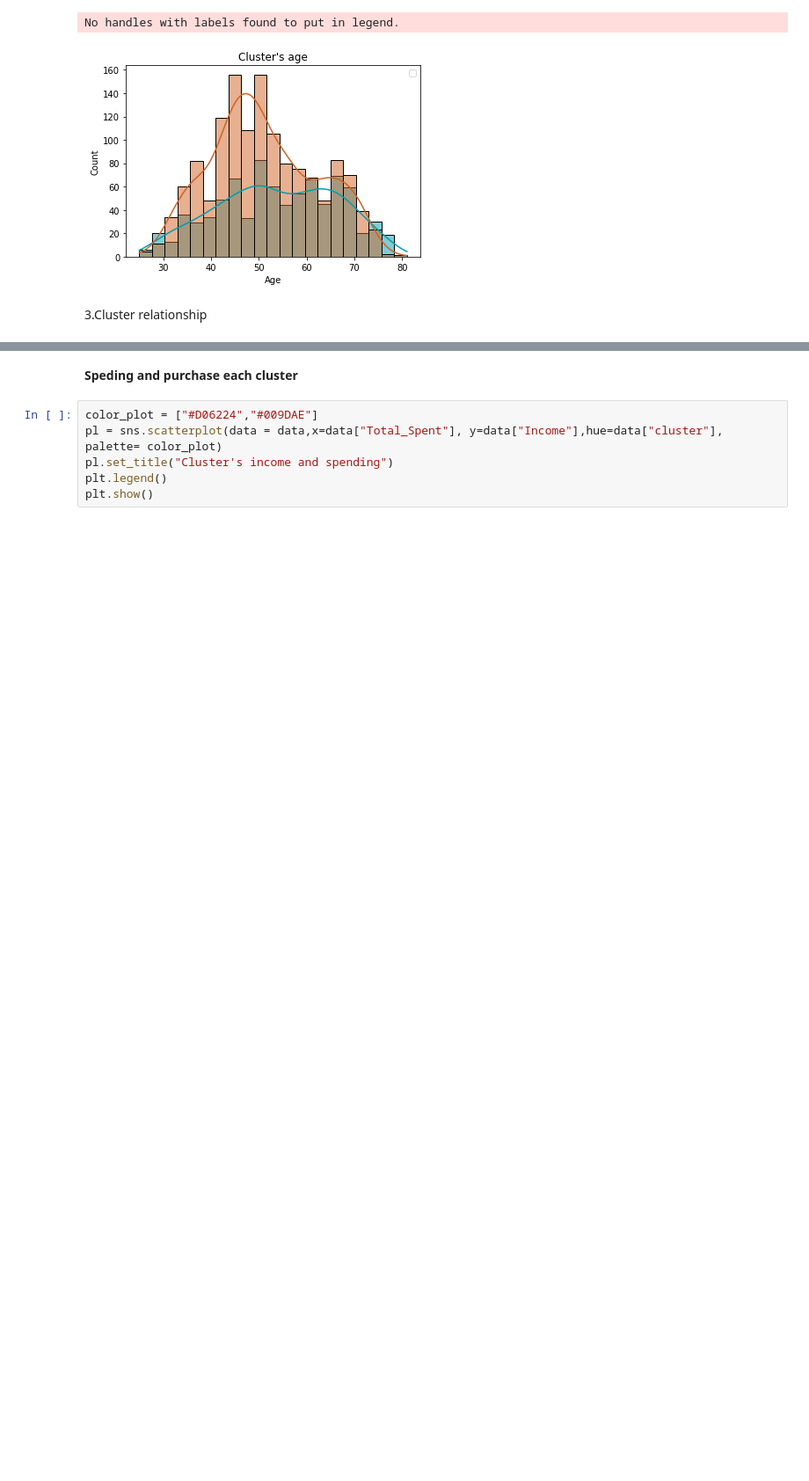
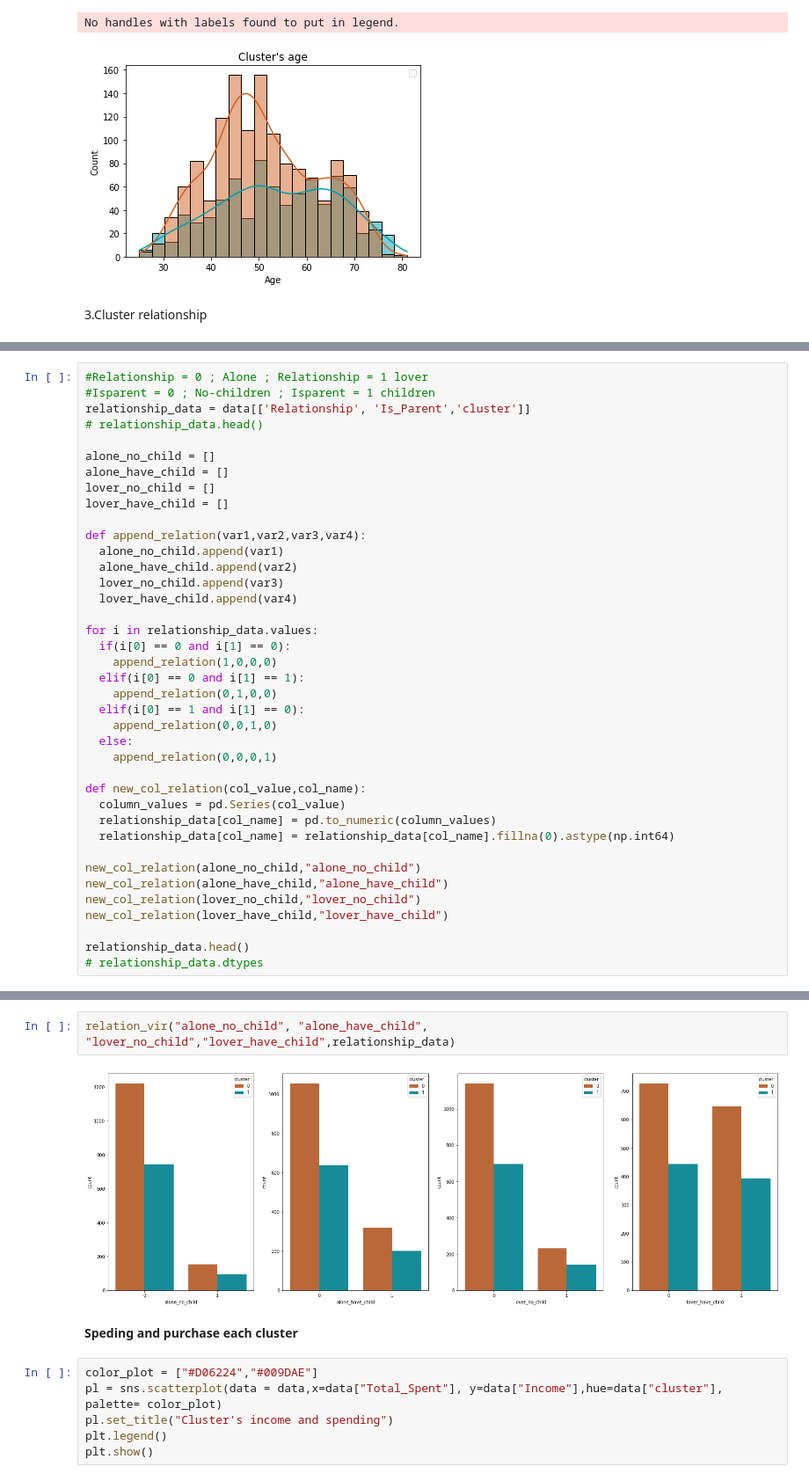
Before and after one commit to PleumjaiOfficial/Clustering-Marketing-Campaign, a Jupyter notebook: Clustering marketing campaign.ipynb, the cells around one changed output, grey strips where cells are left out. Shown at 88% size. Saved outputs shown, nothing was run; the diff lists cells and outputs as text; blank space fills up the shorter version.

Commit message:
create new conclusion ; relationship any cluster

```diff
--- a/Clustering marketing campaign.ipynb
+++ b/Clustering marketing campaign.ipynb
@@ -784,0 +788,39 @@ No handles with labels found to put in legend.
+# %%
+#Relationship = 0 ; Alone ; Relationship = 1 lover
+#Isparent = 0 ; No-children ; Isparent = 1 children
+relationship_data = data[['Relationship', 'Is_Parent','cluster']]
+# relationship_data.head()
+
+alone_no_child = []
+alone_have_child = []
+lover_no_child = []
+lover_have_child = []
+
+def append_relation(var1,var2,var3,var4):
+  alone_no_child.append(var1)
+  alone_have_child.append(var2)
+  lover_no_child.append(var3)
+  lover_have_child.append(var4)
+
+for i in relationship_data.values:
+  if(i[0] == 0 and i[1] == 0):
+    append_relation(1,0,0,0)
+  elif(i[0] == 0 and i[1] == 1):
+    append_relation(0,1,0,0)
+  elif(i[0] == 1 and i[1] == 0):
+    append_relation(0,0,1,0)
+  else:
+    append_relation(0,0,0,1)
+
+def new_col_relation(col_value,col_name):
+  column_values = pd.Series(col_value)
+  relationship_data[col_name] = pd.to_numeric(column_values)
+  relationship_data[col_name] = relationship_data[col_name].fillna(0).astype(np.int64)
+
+new_col_relation(alone_no_child,"alone_no_child")
+new_col_relation(alone_have_child,"alone_have_child")
+new_col_relation(lover_no_child,"lover_no_child")
+new_col_relation(lover_have_child,"lover_have_child")
+
+relationship_data.head()
+# relationship_data.dtypes
@@ -785,3 +842,7 @@ No handles with labels found to put in legend.
+# %%
+relation_vir("alone_no_child", "alone_have_child", "lover_no_child","lover_have_child",relationship_data)
+# %% [output]
+[figure, added]
 # %% [markdown]
 **Speding and purchase each cluster**
 # %%
```
Also changed, not shown: parts of 11 cells of this notebook.
